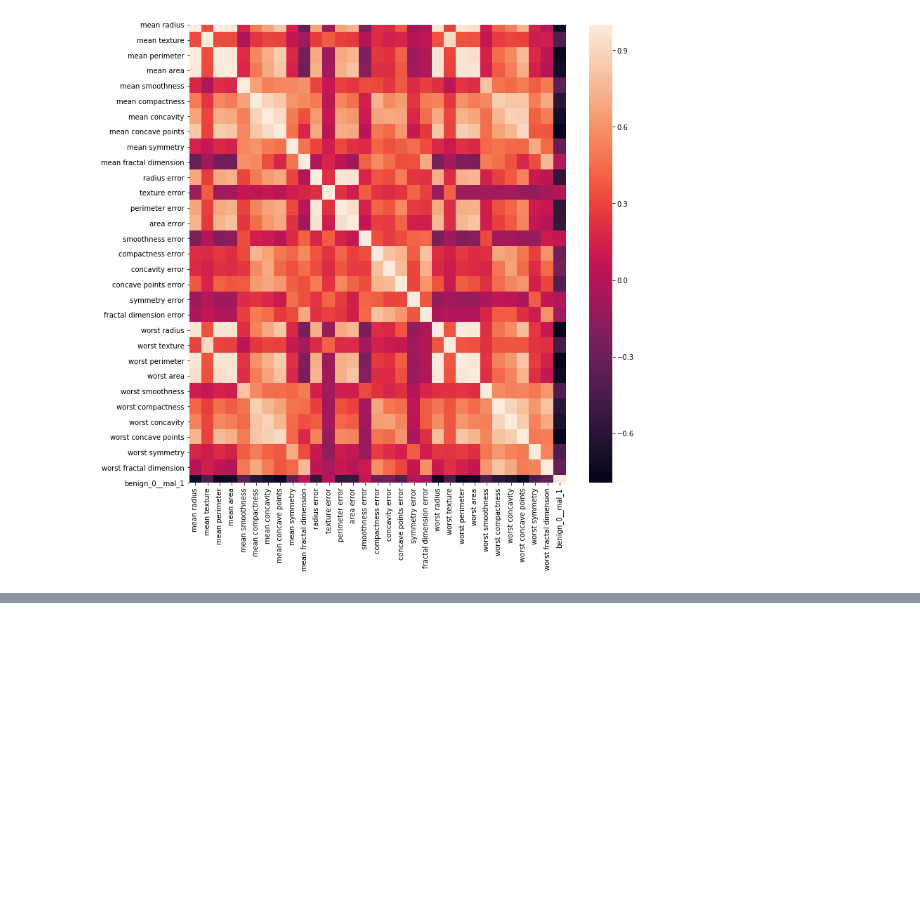
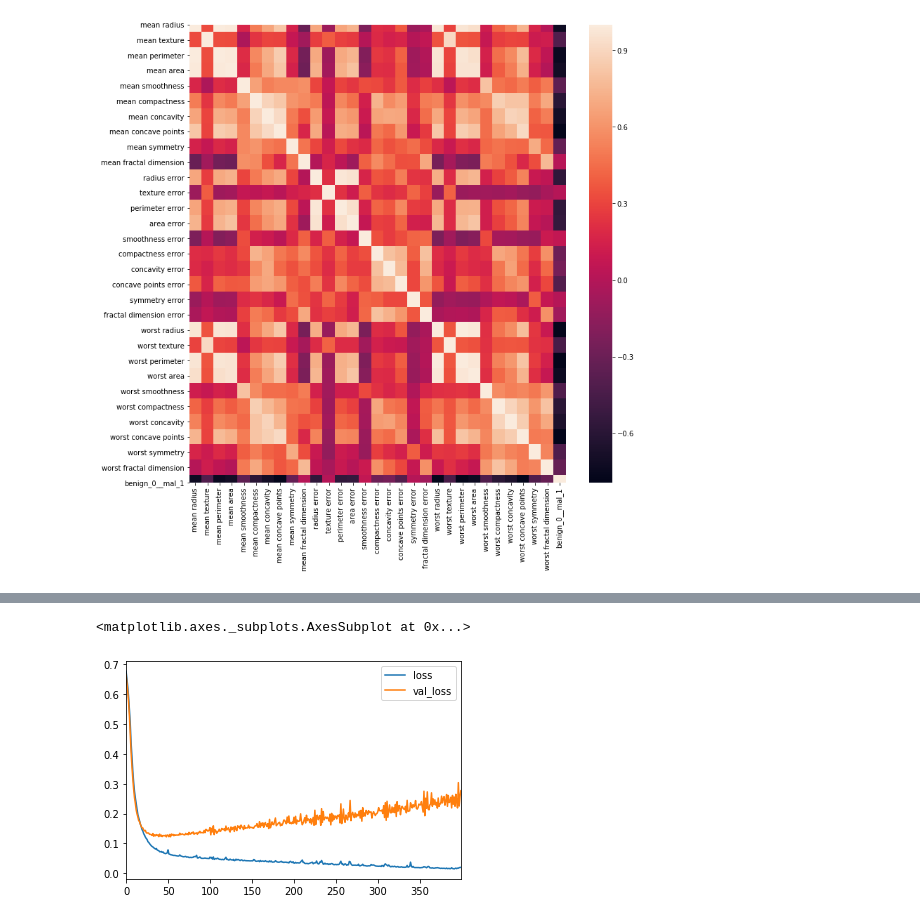
Before and after one commit to jonnohuang/Python-for-Data-Science-and-Machine-Learning-Bootcamp, a Jupyter notebook: TensorFlow_FILES/ANNs/Keras TF2.0 Classification Code Along Exercises.ipynb, the cells around one changed output, grey strips where cells are left out. Drawn from its saved outputs; the diff is of its cells as text; code cells hidden in the pictures; blank space fills up the shorter version.

Commit message:
Keras TF2.0 Classification Code Along Exercises Part Two completed

```diff
--- a/TensorFlow_FILES/ANNs/Keras TF2.0 Classification Code Along Exercises.ipynb
+++ b/TensorFlow_FILES/ANNs/Keras TF2.0 Classification Code Along Exercises.ipynb
@@ -109,0 +118,13 @@ X_test = scaler.transform(X_test)
+# %%
+model = Sequential()
+
+model.add(Dense(30,activation='relu'))
+
+model.add(Dense(15,activation='relu'))
+
+# Binary Classification uses Sigmoid activation function in fnal layer
+model.add(Dense(1,activation='sigmoid'))
+# Binary Classification uses Binary Cross Entropy in the loss metrics
+model.compile(loss='binary_crossentropy',optimizer='adam')
+# %%
+model.fit(x=X_train,y=y_train,epochs=400,validation_data=(X_test,y_test))
@@ -109,0 +150,2 @@ X_test = scaler.transform(X_test)
+# %%
+losses = pd.DataFrame(model.history.history)
@@ -109,0 +168,5 @@ X_test = scaler.transform(X_test)
+# %%
+losses.plot()
+# %% [output]
+<matplotlib.axes._subplots.AxesSubplot at 0x...>
+[figure, added]
```
Also changed, not shown: parts of 23 cells of this notebook.
